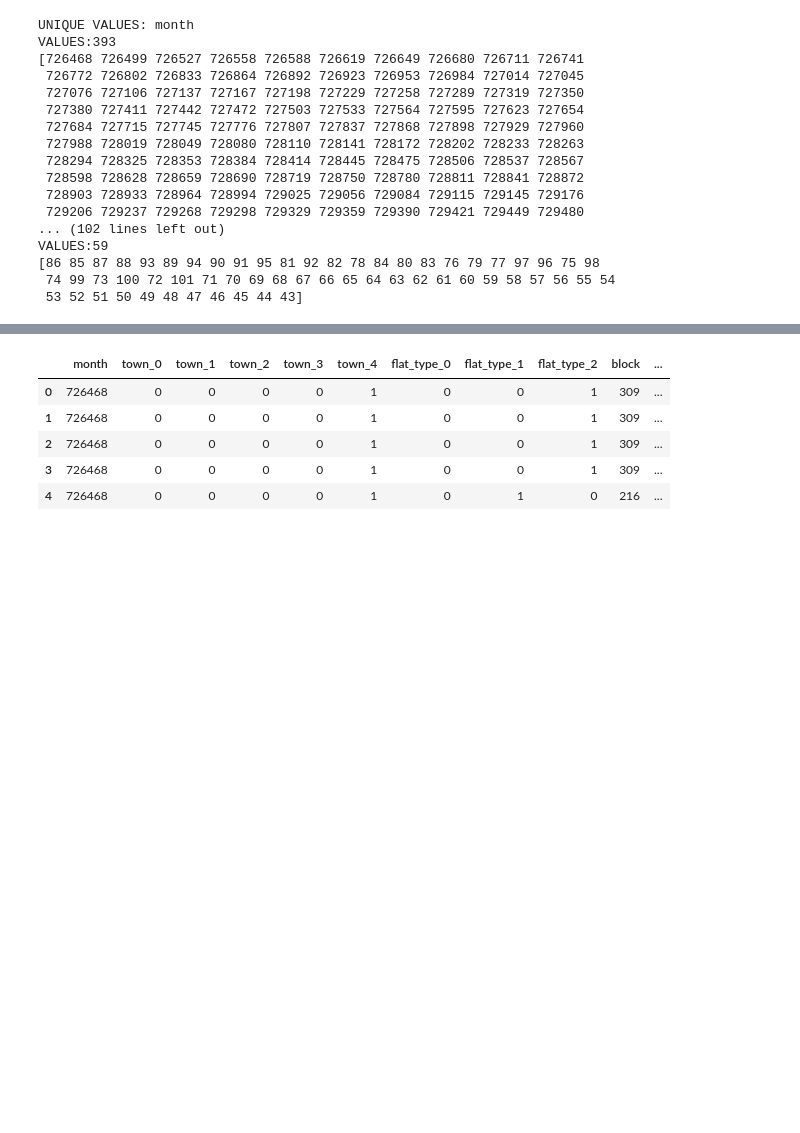
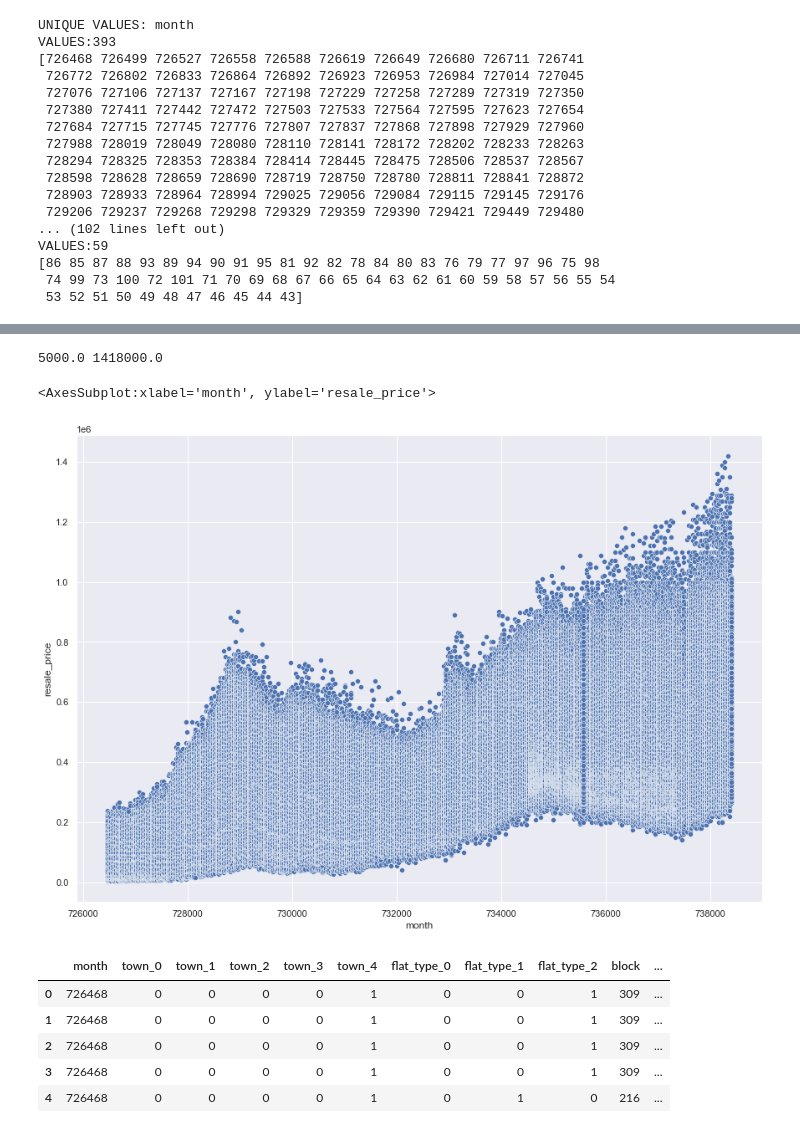
Before and after one commit to tjl081/1002_project, a Jupyter notebook: ml_files/test_regression.ipynb, the cells around one changed output, grey strips where cells are left out. Drawn from its saved outputs; the diff is of its cells as text; code cells hidden in the pictures; blank space fills up the shorter version.

```diff
--- a/ml_files/test_regression.ipynb
+++ b/ml_files/test_regression.ipynb
@@ -218,3 +250,17 @@ VALUES:59
+# %%
+x = transformed_df.loc[:,'month']
+y = transformed_df.loc[:,'resale_price']
+
+min_resale_price = df['resale_price'].min()
+max_resale_price = df['resale_price'].max()
+
+print(min_resale_price, max_resale_price)
+sns.set(rc={'figure.figsize':(14.7,10.27)})
+sns.scatterplot(data=transformed_df, x="month", y="resale_price")
+# %% [output]
+5000.0 1418000.0
+<AxesSubplot:xlabel='month', ylabel='resale_price'>
+[figure, added]
 # %%
 # encode cetegorical data: town, flat type and flat model
 
```
Also changed, not shown: parts of 12 cells of this notebook.
